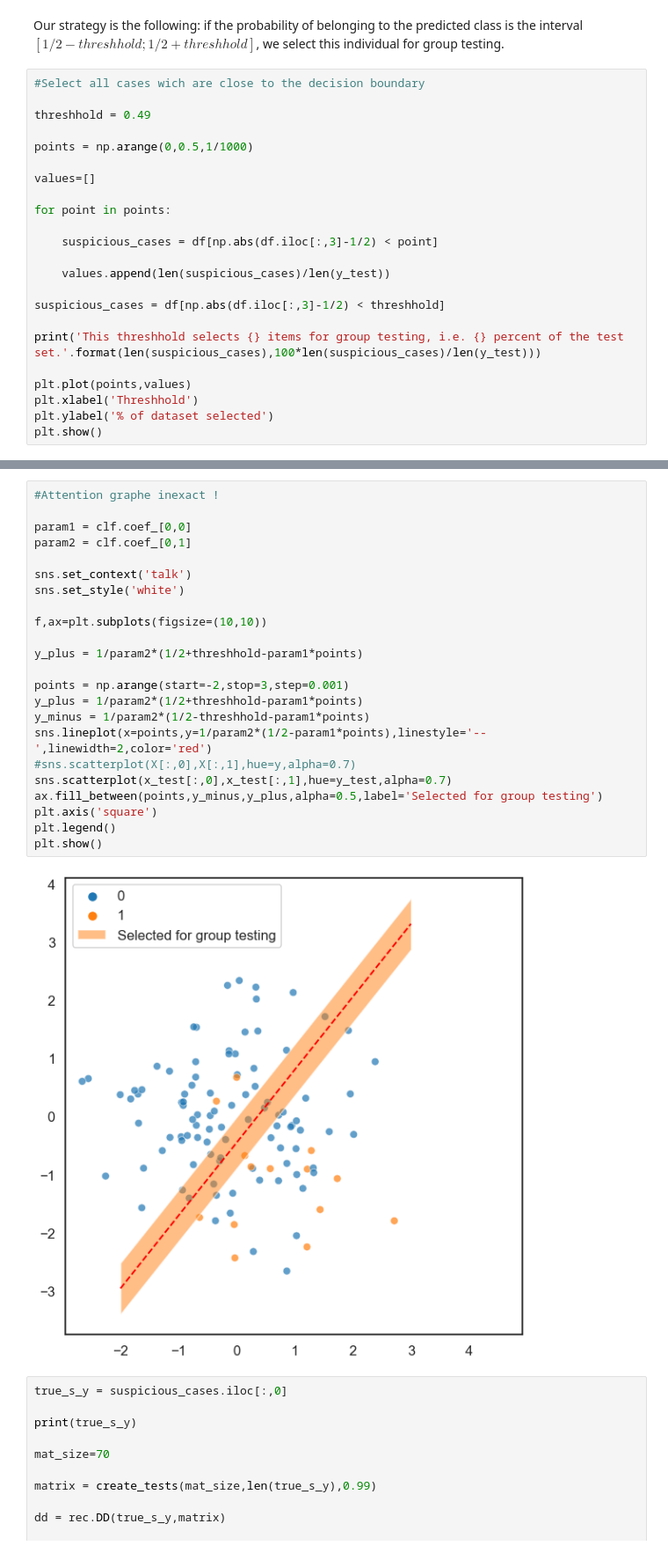
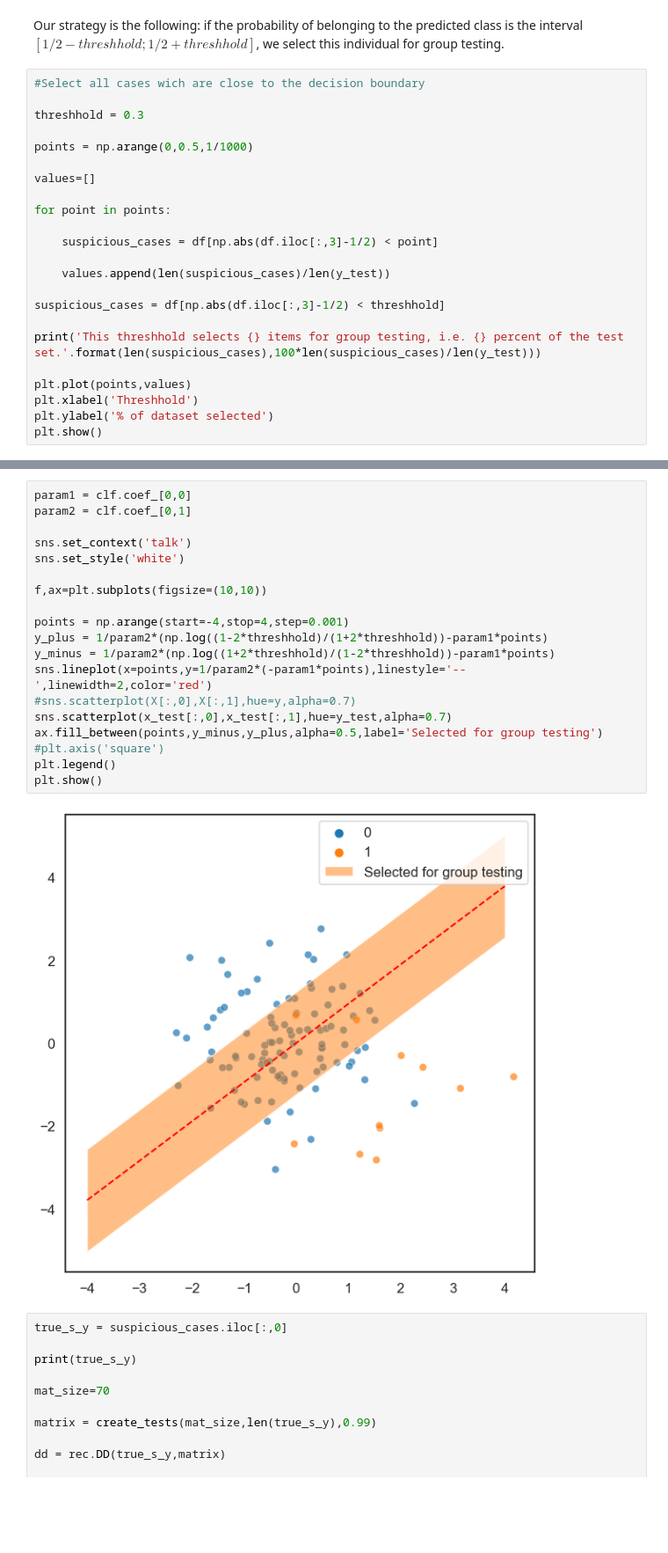
Before and after one commit to LinusBleistein/Group-testing-with-knowledge, a Jupyter notebook: Tests.ipynb, the cells around one changed output, grey strips where cells are left out. Shown at 88% size. Drawn from its saved outputs; the diff is of its cells as text; blank space fills up the shorter version.

```diff
--- a/Tests.ipynb
+++ b/Tests.ipynb
@@ -370,7 +367,7 @@ Our strategy is the following: if the probability of belonging to the predicted
 # %%
 #Select all cases wich are close to the decision boundary
 
-threshhold = 0.49
+threshhold = 0.3
 
 points = np.arange(0,0.5,1/1000)
 
@@ -396,28 +393,24 @@ This threshhold selects 66 items for group testing, i.e. 60.0 percent of the tes
 # %%
-#Attention graphe inexact !
-
 param1 = clf.coef_[0,0]
 param2 = clf.coef_[0,1]
 
 sns.set_context('talk')
 sns.set_style('white')
 
 f,ax=plt.subplots(figsize=(10,10))
 
-y_plus = 1/param2*(1/2+threshhold-param1*points)
-
-points = np.arange(start=-2,stop=3,step=0.001)
-y_plus = 1/param2*(1/2+threshhold-param1*points)
-y_minus = 1/param2*(1/2-threshhold-param1*points)
-sns.lineplot(x=points,y=1/param2*(1/2-param1*points),linestyle='--',linewidth=2,color='red')
+points = np.arange(start=-4,stop=4,step=0.001)
+y_plus = 1/param2*(np.log((1-2*threshhold)/(1+2*threshhold))-param1*points)
+y_minus = 1/param2*(np.log((1+2*threshhold)/(1-2*threshhold))-param1*points)
+sns.lineplot(x=points,y=1/param2*(-param1*points),linestyle='--',linewidth=2,color='red')
 #sns.scatterplot(X[:,0],X[:,1],hue=y,alpha=0.7)
 sns.scatterplot(x_test[:,0],x_test[:,1],hue=y_test,alpha=0.7)
 ax.fill_between(points,y_minus,y_plus,alpha=0.5,label='Selected for group testing')
-plt.axis('square')
+#plt.axis('square')
 plt.legend()
 plt.show()
 # %% [output]
-[figure, old version]
+[figure, new version]
 # %%
 true_s_y = suspicious_cases.iloc[:,0]
 
```
Also changed, not shown: parts of 11 cells of this notebook, 1 other file.
